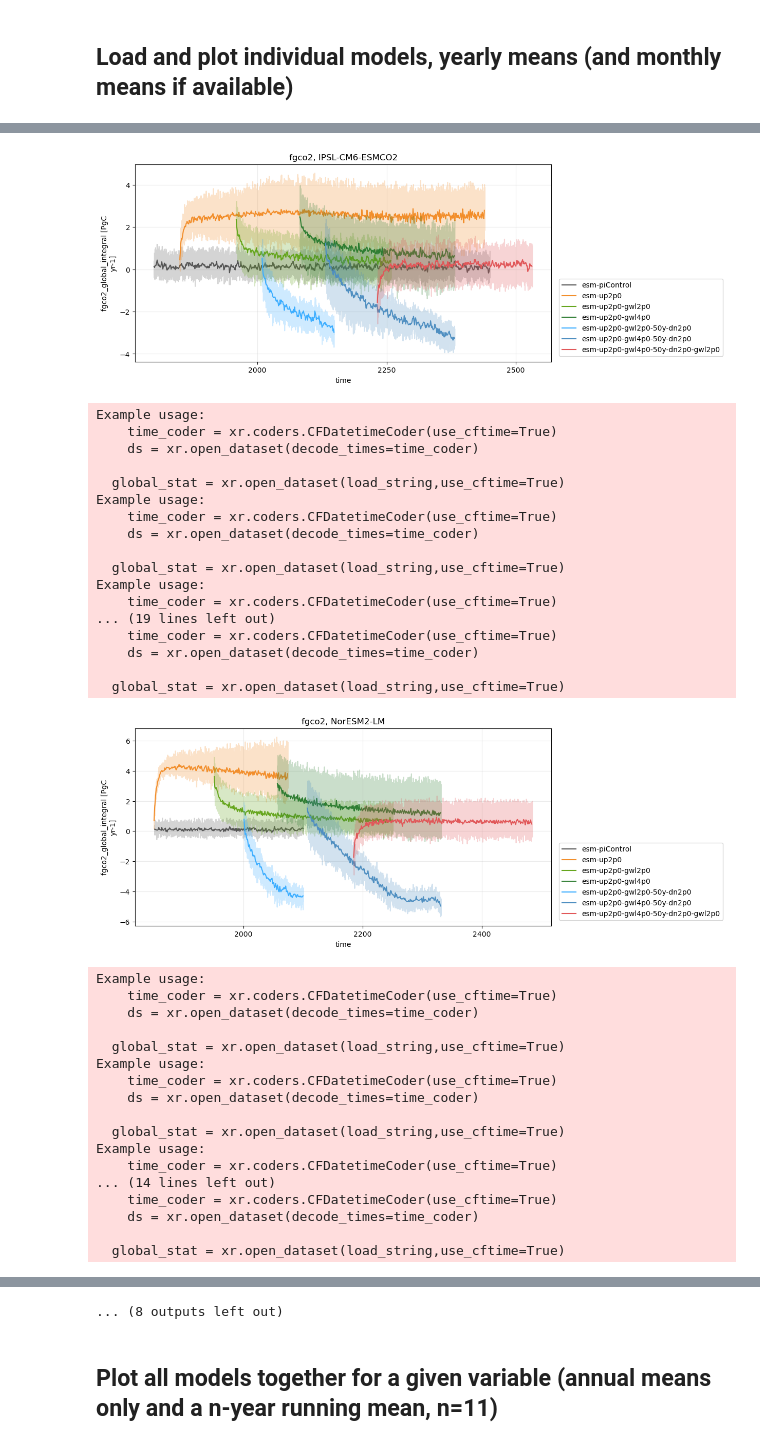
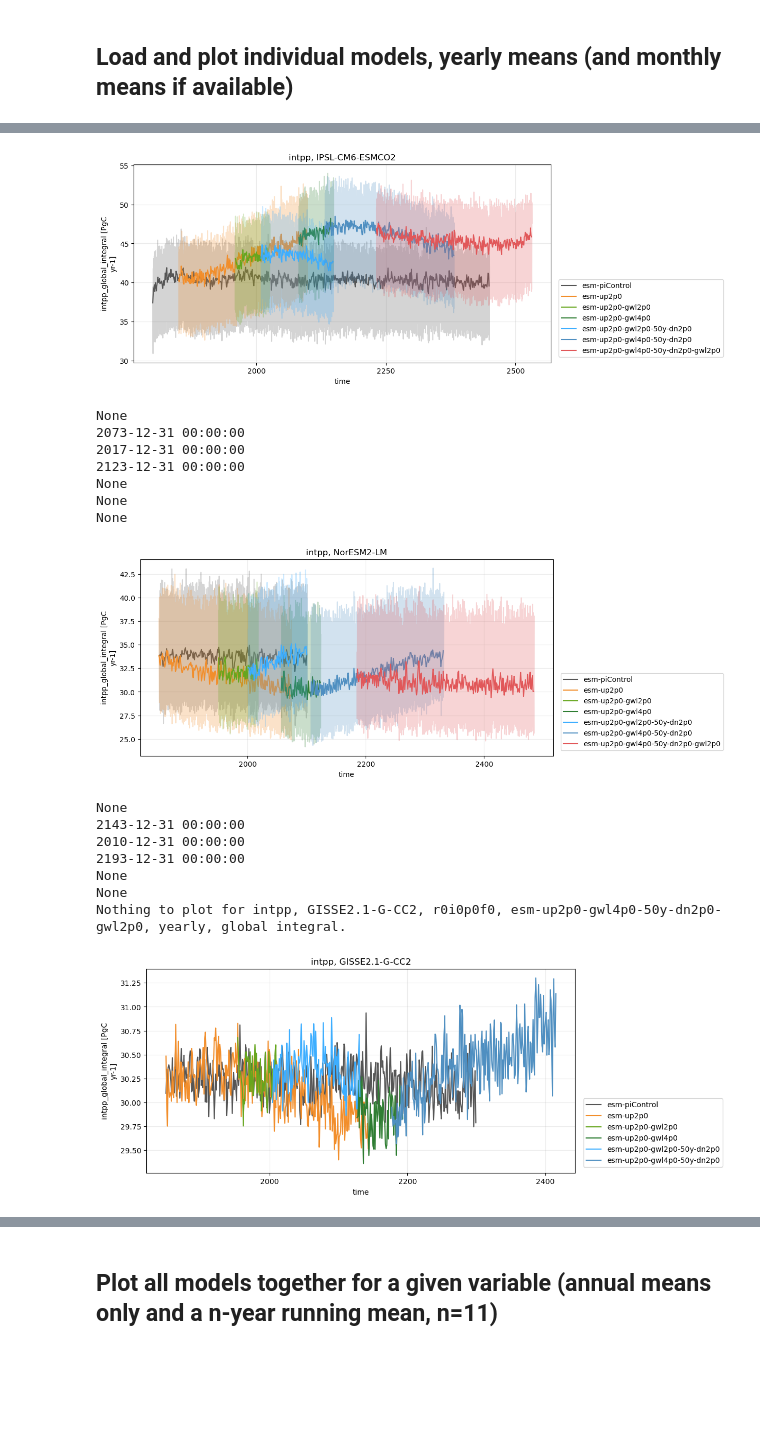
Before and after one commit to eikekoehn/TIPMIP_carbon_cycle, a Jupyter notebook: 02_analysis_and_plotting/plot_time_series_of_global_statistic.ipynb, the cells around one changed output, grey strips where cells are left out. Saved outputs shown, nothing was run; the diff lists cells and outputs as text; code cells hidden in the pictures; blank space fills up the shorter version.

Commit message:
include time slice analysis - maps

```diff
--- a/02_analysis_and_plotting/plot_time_series_of_global_statistic.ipynb
+++ b/02_analysis_and_plotting/plot_time_series_of_global_statistic.ipynb
@@ -14,10 +14,13 @@ Loading packages...
 # %%
 #stat = 'integral'#'integral'#'mean'
 #freq_input = 'monthly'#, 'yearly', 'daily'] #freq_output = 'monthly'#, 'yearly', 'daily', 'climatology', None]
-varias = ['fgco2']#['fgco2','intpp','tas','tos','npp','nbp','cLand','cSoil','cVeg'] # 'tas','tos',['dissic']#
-models = ['GFDL-ESM2M','IPSL-CM6-ESMCO2','NorESM2-LM','GISSE2.1-G-CC2','UKESM1-2','EC-Earth3-ESM-1','MIROC-ES2L','CESM2','ACCESS-ESM1-5']#[]#,
+varias = ['intpp']#['nbp']#['fgco2','intpp','tas','tos','npp','nbp','cLand','cSoil','cVeg'] # 'tas','tos',['dissic']#
+models = ['GFDL-ESM2M','IPSL-CM6-ESMCO2','NorESM2-LM',
+          'GISSE2.1-G-CC2','UKESM1-2','EC-Earth3-ESM-1',
+          'MIROC-ES2L','CESM2','ACCESS-ESM1-5']#[]#,
 runs = pruns.get_run_list('tipmip_tier1')#[1:]
 ref_year = 1
+suffix = ''#'_cumulated' # '' #
 
 model_dict = pmods.get_model_dict('all')
 run_dict = pruns.get_run_dict()
@@ -108,7 +181,7 @@ def get_infix(varia,default=True):
 for varia in varias:
     for model in models:
         freq_input = get_freq_input(model)
-        stat = get_stat(varia)
+        stat = get_stat(varia,model)
         vert_stat = get_vert_stat(varia,default=True)
         mgrab = MODELgrabber.get_grabber(model)
         member = mgrab.get_member()
@@ -119,16 +192,19 @@ for varia in varias:
         for run in runs:
             try:
                 color = run_dict[run].color_id
-                load_dir = f'./../01_postprocessed_data/global_time_series/{varia}/{model}/{run}/{member}/{freq_input}/{infix}global_{stat}'
-                load_string = f'{load_dir}/{varia}_{model}_{run}_{member}_{infix}global_{stat}.nc'
+                load_dir = f'./../01_postprocessed_data/global_time_series/{varia}/{model}/{run}/{member}/{freq_input}/{infix}global_{stat}{suffix}'
+                load_string = f'{load_dir}/{varia}_{model}_{run}_{member}_{infix}global_{stat}{suffix}.nc'
                 global_stat = xr.open_dataset(load_string,use_cftime=True)
-                global_stat = global_stat[f"{varia}_{infix}global_{stat}"]
+                global_stat = global_stat[f"{varia}_{infix}global_{stat}{suffix}"]
 
                 # convert
                 global_stat = convert_units(varia,stat,global_stat)
 
+                # get the start and end
+                time_slice = TimeOperator.get_time_start_and_end(model,run,model_dict,ref_year=None)
+
                 # put into dictionary
-                global_stats[run] = global_stat
+                global_stats[run] = global_stat.sel(time=time_slice)
                 #for key in global_stats.keys():
                 #print(f'... plotting {run} ...')
                 global_stats[run].plot(alpha=0.25,color=color)
@@ -179,36 +235,17 @@ Example usage:
-[figure, old version]
+[figure, new version]
-Example usage:
-    time_coder = xr.coders.CFDatetimeCoder(use_cftime=True)
-    ds = xr.open_dataset(decode_times=time_coder)
-
-  global_stat = xr.open_dataset(load_string,use_cftime=True)
-Example usage:
-    time_coder = xr.coders.CFDatetimeCoder(use_cftime=True)
-    ds = xr.open_dataset(decode_times=time_coder)
-
-  global_stat = xr.open_dataset(load_string,use_cftime=True)
-Example usage:
-    time_coder = xr.coders.CFDatetimeCoder(use_cftime=True)
-... (19 lines left out)
-    time_coder = xr.coders.CFDatetimeCoder(use_cftime=True)
-    ds = xr.open_dataset(decode_times=time_coder)
-
-  global_stat = xr.open_dataset(load_string,use_cftime=True)
+None
+2073-12-31 00:00:00
+2017-12-31 00:00:00
+2123-12-31 00:00:00
+None
+None
+None
-[figure, old version]
+[figure, new version]
-Example usage:
-    time_coder = xr.coders.CFDatetimeCoder(use_cftime=True)
-    ds = xr.open_dataset(decode_times=time_coder)
-
-  global_stat = xr.open_dataset(load_string,use_cftime=True)
-Example usage:
-    time_coder = xr.coders.CFDatetimeCoder(use_cftime=True)
-    ds = xr.open_dataset(decode_times=time_coder)
-
-  global_stat = xr.open_dataset(load_string,use_cftime=True)
-Example usage:
-    time_coder = xr.coders.CFDatetimeCoder(use_cftime=True)
-... (14 lines left out)
-    time_coder = xr.coders.CFDatetimeCoder(use_cftime=True)
-    ds = xr.open_dataset(decode_times=time_coder)
-
-  global_stat = xr.open_dataset(load_string,use_cftime=True)
+None
+2143-12-31 00:00:00
+2010-12-31 00:00:00
+2193-12-31 00:00:00
+None
+None
+Nothing to plot for intpp, GISSE2.1-G-CC2, r0i0p0f0, esm-up2p0-gwl4p0-50y-dn2p0-gwl2p0, yearly, global integral.
+[figure, new version]
@@ -252,4 +272,3 @@ Example usage:
-... (8 outputs left out)
 # %% [markdown]
 ## Plot all models together for a given variable (annual means only and a n-year running mean, n=11)
 # %%
```
Also changed, not shown: parts of 4 cells of this notebook, 38 other files.
